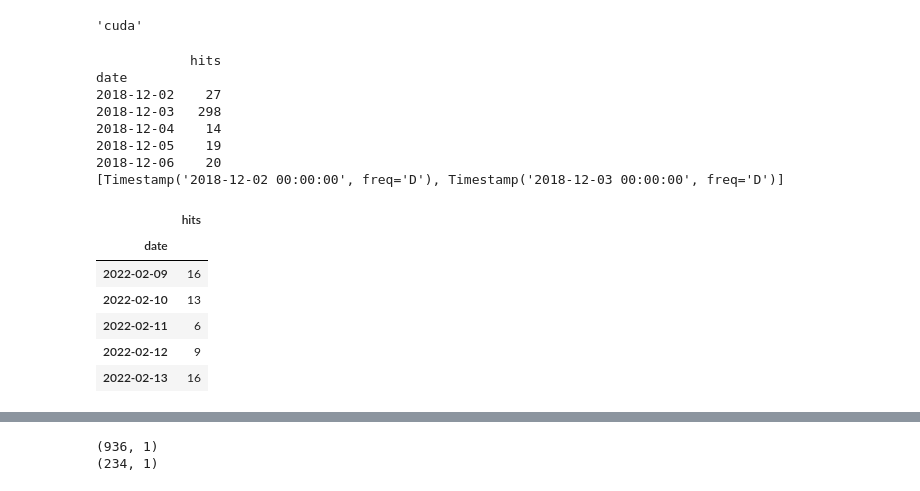
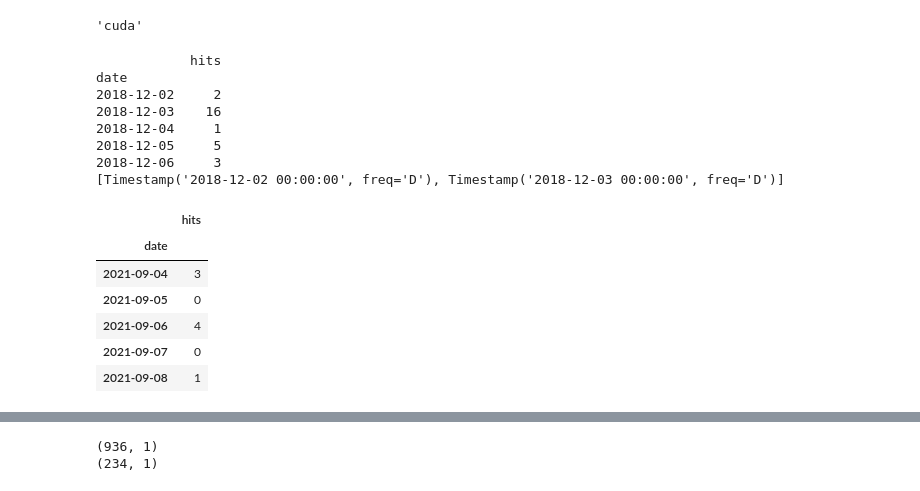
Before and after one commit to sjsivert/Masteroppgave, a Jupyter notebook: notebooks/lstm_market_insight_exploration.ipynb, the cells around one changed output, grey strips where cells are left out. Saved outputs shown, nothing was run; the diff lists cells and outputs as text; code cells hidden in the pictures.

```diff
--- a/notebooks/lstm_market_insight_exploration.ipynb
+++ b/notebooks/lstm_market_insight_exploration.ipynb
@@ -48,26 +51,26 @@ device
 # %%
 # id11573 has mose data with 902 entries
 # data_chosen_cat = raw_data.loc[raw_data["cat_id"] == 11573][["hits","clicks", "date"]]
-data_chosen_cat = raw_data.loc[raw_data["cat_id"] == 11573][["hits", "date"]]
-data_chosen_cat_filled_dates = data_chosen_cat.groupby(pd.Grouper(key="date", freq="D")).sum()
+data_chosen_cat_small= raw_data_small.loc[raw_data_small["cat_id"] == 11573][["hits", "date"]]
+data_chosen_cat_filled_dates_small = data_chosen_cat_small.groupby(pd.Grouper(key="date", freq="D")).sum()
 
-print(data_chosen_cat_filled_dates.head())
-dates = data_chosen_cat_filled_dates.index.tolist()
+print(data_chosen_cat_filled_dates_small.head())
+dates = data_chosen_cat_filled_dates_small.index.tolist()
 print(dates[:2])
-data_chosen_cat_filled_dates.tail()
+data_chosen_cat_filled_dates_small.tail()
 # %% [output]
             hits
 date
-2018-12-02    27
-2018-12-03   298
-2018-12-04    14
-2018-12-05    19
-2018-12-06    20
+2018-12-02     2
+2018-12-03    16
+2018-12-04     1
+2018-12-05     5
+2018-12-06     3
 [Timestamp('2018-12-02 00:00:00', freq='D'), Timestamp('2018-12-03 00:00:00', freq='D')]
 |  | hits |
 | date |  |
-| 2022-02-09 | 16 |
-| 2022-02-10 | 13 |
-| 2022-02-11 | 6 |
-| 2022-02-12 | 9 |
-| 2022-02-13 | 16 |
+| 2021-09-04 | 3 |
+| 2021-09-05 | 0 |
+| 2021-09-06 | 4 |
+| 2021-09-07 | 0 |
+| 2021-09-08 | 1 |
```
Also changed, not shown: parts of 14 cells of this notebook.
